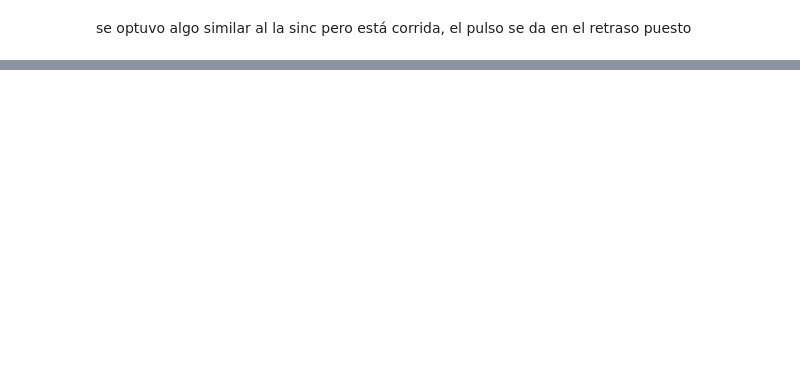
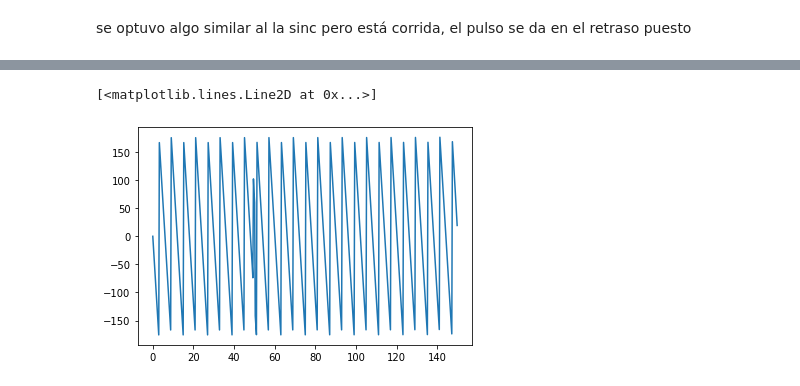
Before and after one commit to jeremias-ramirez/pds, a Jupyter notebook: practicas/filtros/ejer3.ipynb, the cells around one changed output, grey strips where cells are left out. Saved outputs shown, nothing was run; the diff lists cells and outputs as text; code cells hidden in the pictures; blank space fills up the shorter version.

```diff
--- a/practicas/filtros/ejer3.ipynb
+++ b/practicas/filtros/ejer3.ipynb
@@ -64,0 +80,11 @@ se optuvo algo similar al la sinc pero está corrida, el pulso se da en el retra
+# %%
+#respuesta en frecuencia
+#es un filtro fir por lo tanto no tiene, denomiador
+# todos los valores de hf son los coeficientes del numerador
+
+w, h = freqz(hf, fs= fm)
+#plt.plot(w, np.abs(h))
+plt.plot(w, np.angle(h, deg=True))
+# %% [output]
+[<matplotlib.lines.Line2D at 0x...>]
+[figure, added]
```
Also changed, not shown: parts of 9 cells of this notebook.
